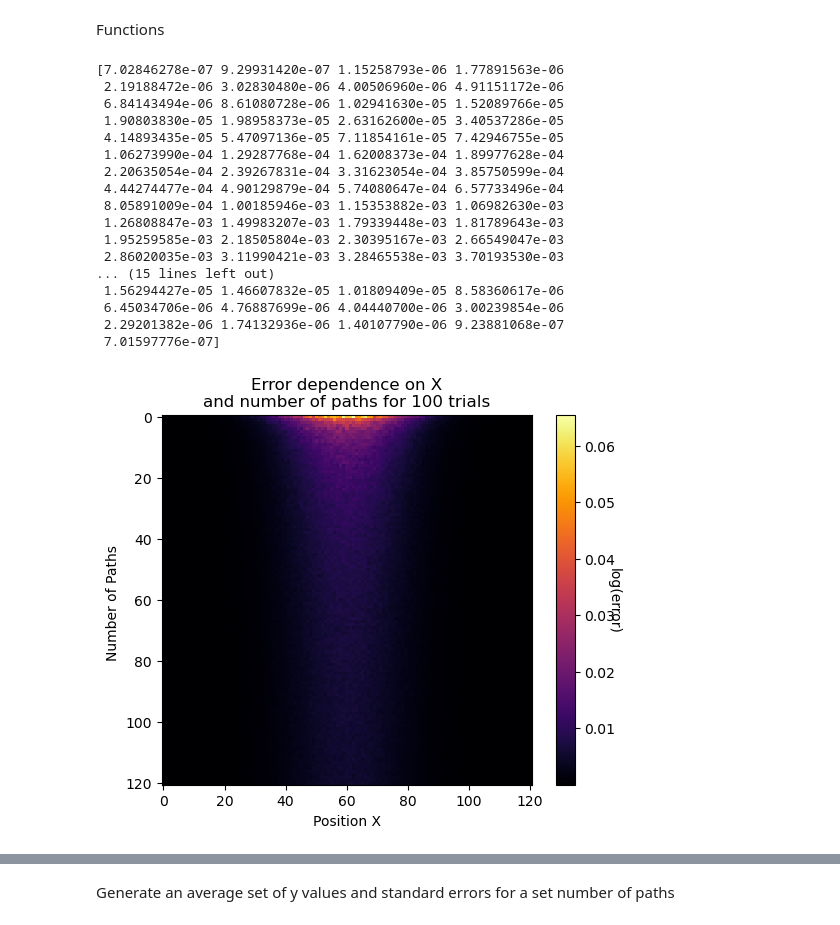
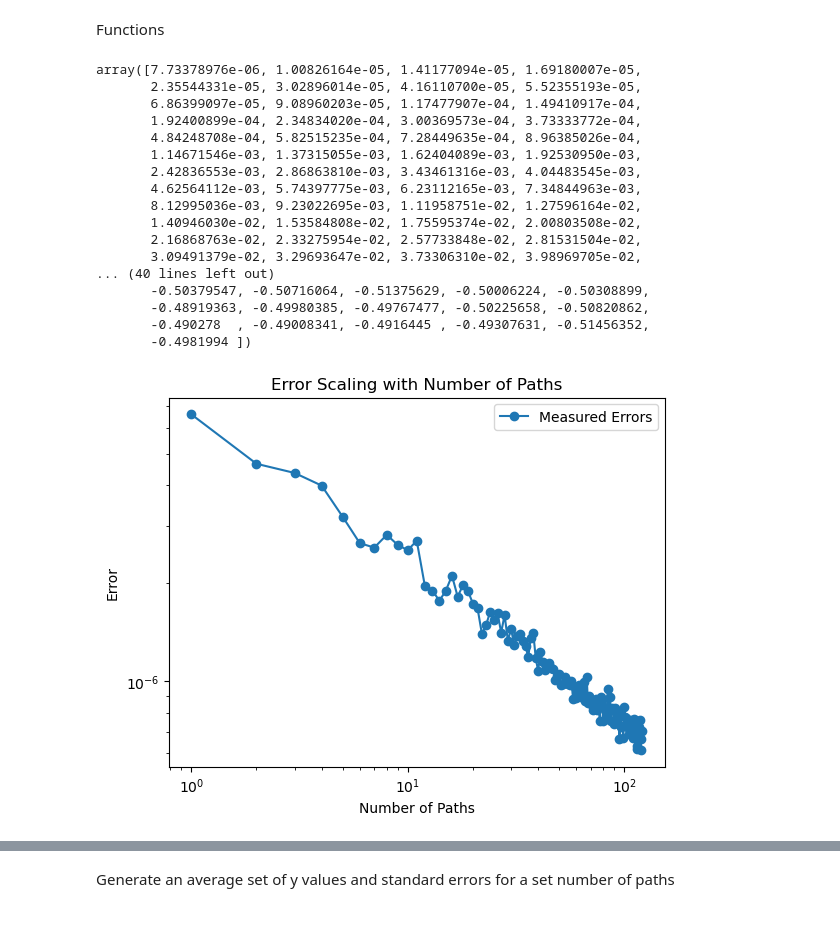
Before and after one commit to Wildeofthewest1/ProjectRepo, a Jupyter notebook: FeynmanPathIntegralJUPYTER.ipynb, the cells around one changed output, grey strips where cells are left out. Drawn from its saved outputs; the diff is of its cells as text; code cells hidden in the pictures.

```diff
--- a/FeynmanPathIntegralJUPYTER.ipynb
+++ b/FeynmanPathIntegralJUPYTER.ipynb
@@ -3790,74 +3790,58 @@ values = ([8.63652542e-06, 9.96603027e-06, 1.37212462e-05, 1.73234191e-05,
        7.01597776e-07])
 # %%
 errors = np.array(values)
-print(errors[120])
+#print(errors[120])
 
-"""
+log_errors = np.log(errors)
 
-aa = np.zeros(shape = (len(paths_list),len(xs)))
-bb = np.zeros(shape = (len(paths_list),len(xs)))
+fits = []
+for i in range(len(paths_list)):
+    fits.append(np.polyfit(np.log(paths_list), np.log(errors[:,i]), 1))
+fits = np.array(fits)
 
-for paths_index in range(len(paths_list)):
-    aa[paths_index] = errors[paths_index] #gives 2d array containing errors at all x values for different numbers of paths
-    bb[paths_index] = paths_list
-    #print(paths_index)
-
-log_errors = np.log(aa)
-log_paths = np.log(bb)
-
-fits = np.array((len(paths_list),2))
-for i in range(len(paths_list)):
-    fits[i] = (np.polyfit(log_paths[i], log_errors[i], 1))
-
-print(fits)
-
-#Cs = np.exp(fits[:,1])
-#As = fits[:,0] # Should average to be approximately -0.5
+Cs = np.exp(fits[:,1])
+As = fits[:,0] # Should average to be approximately -0.5
 
 print(repr(Cs))
 print(repr(As))
 
-
-
 plt.figure()
-plt.loglog(paths_list, aa[0], 'o-', label='Measured Errors')
-plt.loglog(paths_list, Cs[0] * np.array(paths_list)**fits[0][0], '--', label=f'Fit: Error ~ Paths^{fits[0][0]:.2f}')
+plt.loglog(paths_list, errors[:,120], 'o-', label='Measured Errors')
+#plt.loglog(paths_list, Cs[0] * np.array(paths_list)**fits[0][0], '--', label=f'Fit: Error ~ Paths^{fits[0][0]:.2f}')
 plt.xlabel('Number of Paths')
 plt.ylabel('Error')
 plt.legend()
 plt.title('Error Scaling with Number of Paths')
 plt.show()
 
-"""
 
 def heatmap2d(arr):
-    plt.imshow(arr, cmap='inferno')
+    plt.imshow(arr, cmap='magma')
     cbar = plt.colorbar()
     cbar.set_label("log(error)",rotation = 270)
-
-    #plt.yscale("log")
     plt.title("Error dependence on X\nand number of paths for {} trials".format(num_trials))
-    plt.xlabel("Position X")
+    plt.xlabel("Position X (dx)")
     plt.ylabel("Number of Paths ")
     plt.show()
 
 heatmap2d(values)
+heatmap2d(np.log(values))
 # %% [output]
-[7.02846278e-07 9.29931420e-07 1.15258793e-06 1.77891563e-06
- 2.19188472e-06 3.02830480e-06 4.00506960e-06 4.91151172e-06
- 6.84143494e-06 8.61080728e-06 1.02941630e-05 1.52089766e-05
- 1.90803830e-05 1.98958373e-05 2.63162600e-05 3.40537286e-05
- 4.14893435e-05 5.47097136e-05 7.11854161e-05 7.42946755e-05
- 1.06273990e-04 1.29287768e-04 1.62008373e-04 1.89977628e-04
- 2.20635054e-04 2.39267831e-04 3.31623054e-04 3.85750599e-04
- 4.44274477e-04 4.90129879e-04 5.74080647e-04 6.57733496e-04
- 8.05891009e-04 1.00185946e-03 1.15353882e-03 1.06982630e-03
- 1.26808847e-03 1.49983207e-03 1.79339448e-03 1.81789643e-03
- 1.95259585e-03 2.18505804e-03 2.30395167e-03 2.66549047e-03
- 2.86020035e-03 3.11990421e-03 3.28465538e-03 3.70193530e-03
-... (15 lines left out)
- 1.56294427e-05 1.46607832e-05 1.01809409e-05 8.58360617e-06
- 6.45034706e-06 4.76887699e-06 4.04440700e-06 3.00239854e-06
- 2.29201382e-06 1.74132936e-06 1.40107790e-06 9.23881068e-07
- 7.01597776e-07]
+array([7.73378976e-06, 1.00826164e-05, 1.41177094e-05, 1.69180007e-05,
+       2.35544331e-05, 3.02896014e-05, 4.16110700e-05, 5.52355193e-05,
+       6.86399097e-05, 9.08960203e-05, 1.17477907e-04, 1.49410917e-04,
+       1.92400899e-04, 2.34834020e-04, 3.00369573e-04, 3.73333772e-04,
+       4.84248708e-04, 5.82515235e-04, 7.28449635e-04, 8.96385026e-04,
+       1.14671546e-03, 1.37315055e-03, 1.62404089e-03, 1.92530950e-03,
+       2.42836553e-03, 2.86863810e-03, 3.43461316e-03, 4.04483545e-03,
+       4.62564112e-03, 5.74397775e-03, 6.23112165e-03, 7.34844963e-03,
+       8.12995036e-03, 9.23022695e-03, 1.11958751e-02, 1.27596164e-02,
+       1.40946030e-02, 1.53584808e-02, 1.75595374e-02, 2.00803508e-02,
+       2.16868763e-02, 2.33275954e-02, 2.57733848e-02, 2.81531504e-02,
+       3.09491379e-02, 3.29693647e-02, 3.73306310e-02, 3.98969705e-02,
+... (40 lines left out)
+       -0.50379547, -0.50716064, -0.51375629, -0.50006224, -0.50308899,
+       -0.48919363, -0.49980385, -0.49767477, -0.50225658, -0.50820862,
+       -0.490278  , -0.49008341, -0.4916445 , -0.49307631, -0.51456352,
+       -0.4981994 ])
-[figure, old version]
+[figure, new version]
```
Also changed, not shown: parts of 6 cells of this notebook.
